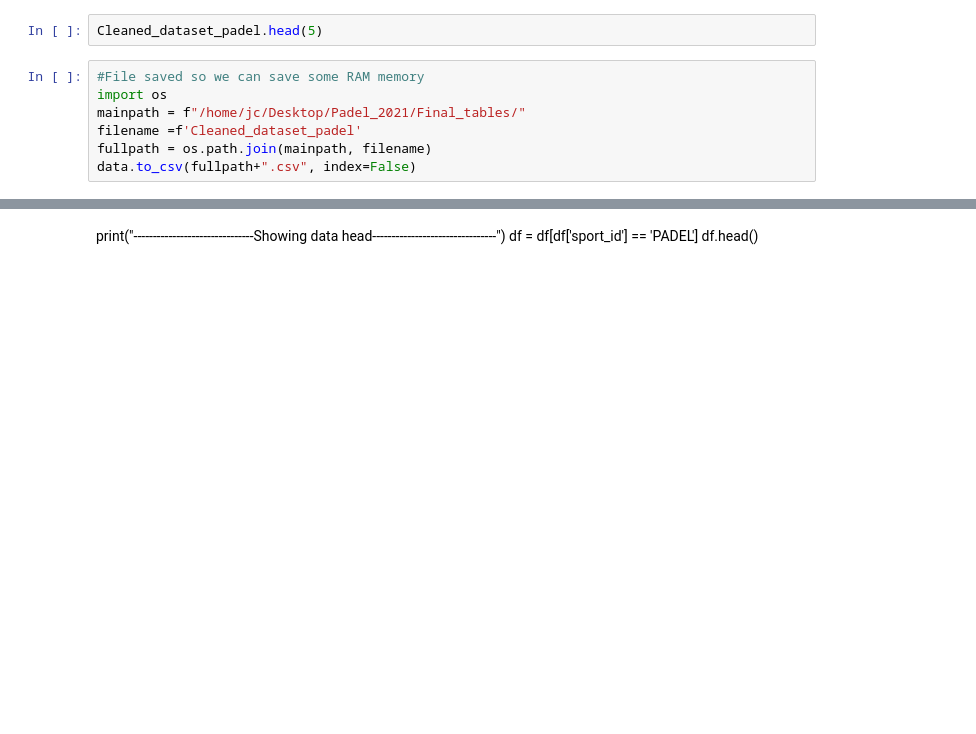
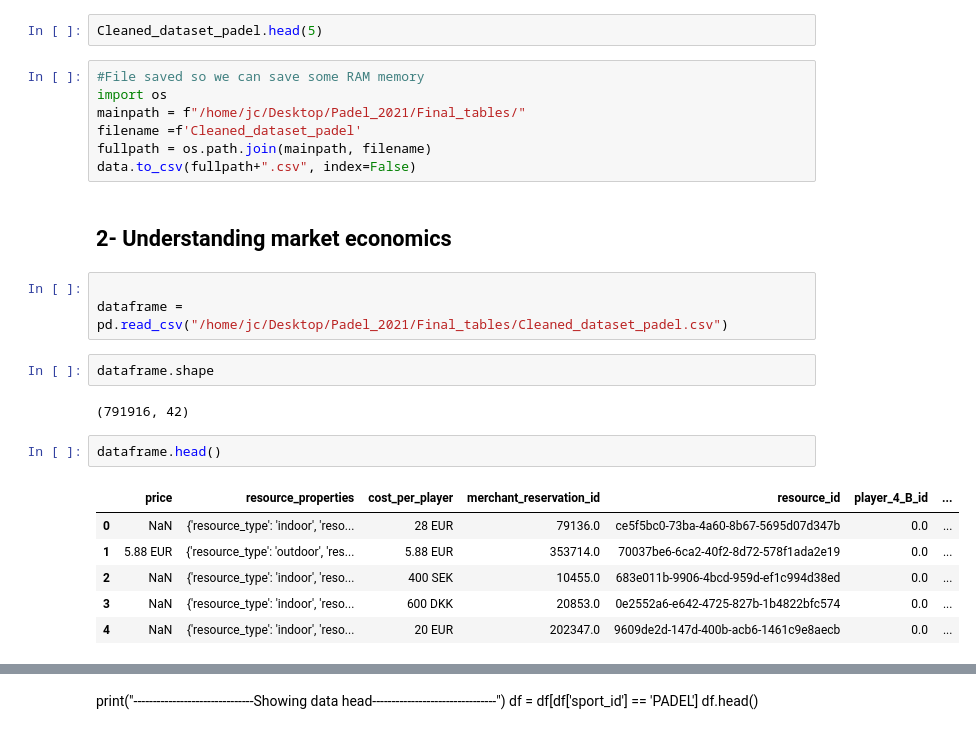
Before and after one commit to JCGlez93/Padel_project, a Jupyter notebook: Dataset_analysis.ipynb, the cells around one changed output, grey strips where cells are left out. Saved outputs shown, nothing was run; the diff lists cells and outputs as text; blank space fills up the shorter version.

```diff
--- a/Dataset_analysis.ipynb
+++ b/Dataset_analysis.ipynb
@@ -252,3 +253,21 @@ mainpath = f"/home/jc/Desktop/Padel_2021/Final_tables/"
 filename =f'Cleaned_dataset_padel'
 fullpath = os.path.join(mainpath, filename)
 data.to_csv(fullpath+".csv", index=False)
+# %% [markdown]
+## 2- Understanding market economics
+# %%
+
+dataframe = pd.read_csv("/home/jc/Desktop/Padel_2021/Final_tables/Cleaned_dataset_padel.csv")
+# %%
+dataframe.shape
+# %% [output]
+(791916, 42)
+# %%
+dataframe.head()
+# %% [output]
+|  | price | resource_properties | cost_per_player | merchant_reservation_id | resource_id | player_4_B_id | ... |
+| 0 | NaN | {'resource_type': 'indoor', 'reso... | 28 EUR | 79136.0 | ce5f5bc0-73ba-4a60-8b67-5695d07d347b | 0.0 | ... |
+| 1 | 5.88 EUR | {'resource_type': 'outdoor', 'res... | 5.88 EUR | 353714.0 | 70037be6-6ca2-40f2-8d72-578f1ada2e19 | 0.0 | ... |
+| 2 | NaN | {'resource_type': 'indoor', 'reso... | 400 SEK | 10455.0 | 683e011b-9906-4bcd-959d-ef1c994d38ed | 0.0 | ... |
+| 3 | NaN | {'resource_type': 'indoor', 'reso... | 600 DKK | 20853.0 | 0e2552a6-e642-4725-827b-1b4822bfc574 | 0.0 | ... |
+| 4 | NaN | {'resource_type': 'indoor', 'reso... | 20 EUR | 202347.0 | 9609de2d-147d-400b-acb6-1461c9e8aecb | 0.0 | ... |
```
Also changed, not shown: parts of 16 cells of this notebook.
